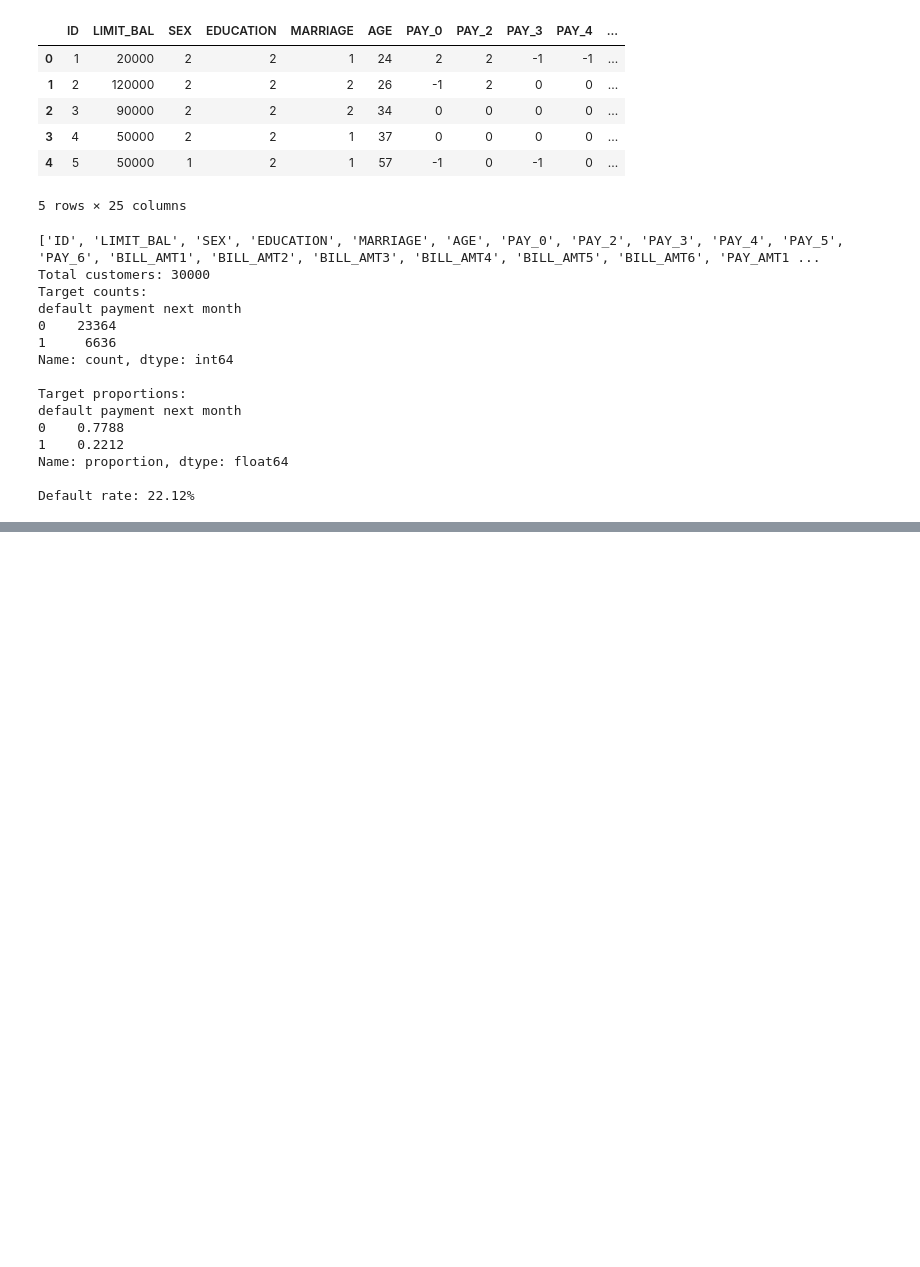
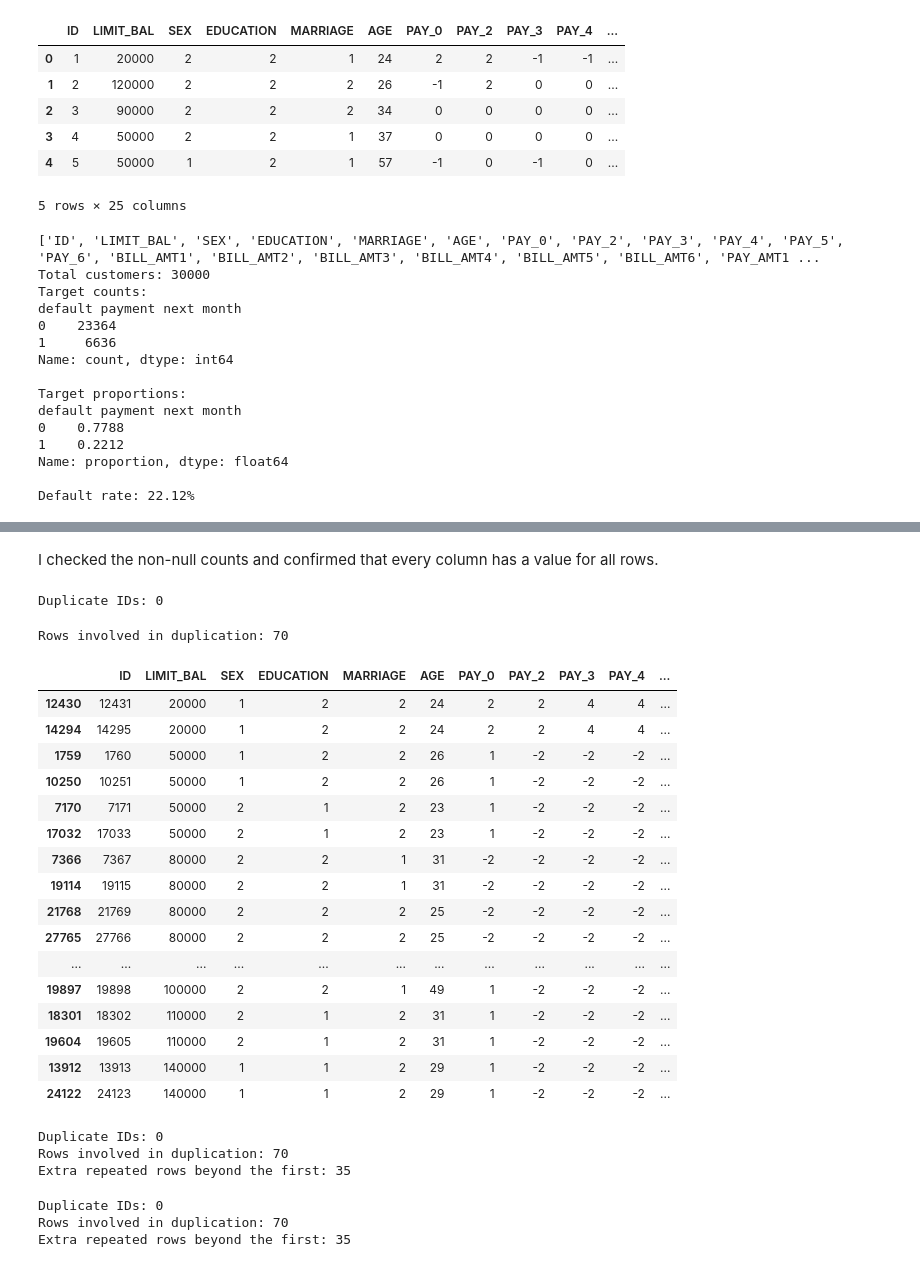
Before and after one commit to VaidehiKushwaha/credit-risk-scorecard-profit-optimization, a Jupyter notebook: notebooks/01_eda.ipynb, the cells around one changed output, grey strips where cells are left out. Saved outputs shown, nothing was run; the diff lists cells and outputs as text; code cells hidden in the pictures; blank space fills up the shorter version.

```diff
--- a/notebooks/01_eda.ipynb
+++ b/notebooks/01_eda.ipynb
@@ -143,0 +279,62 @@ Default rate: 22.12%
+# %% [markdown]
+I checked the non-null counts and confirmed that every column has a value for all rows.
+# %%
+## Duplicate ID check if same customer appearing twice
+print("Duplicate IDs:", df["ID"].duplicated().sum())
+# %% [output]
+Duplicate IDs: 0
+# %%
+## Exact duplicate rows (ignoring ID)
+feature_cols = [c for c in df.columns if c != "ID"]
+dups = df.duplicated(subset=feature_cols, keep=False)
+print("Rows involved in duplication:", dups.sum())
+df[dups].sort_values(feature_cols).head(20)
+# %% [output]
+Rows involved in duplication: 70
+|  | ID | LIMIT_BAL | SEX | EDUCATION | MARRIAGE | AGE | PAY_0 | PAY_2 | PAY_3 | PAY_4 | ... |
+| 12430 | 12431 | 20000 | 1 | 2 | 2 | 24 | 2 | 2 | 4 | 4 | ... |
+| 14294 | 14295 | 20000 | 1 | 2 | 2 | 24 | 2 | 2 | 4 | 4 | ... |
+| 1759 | 1760 | 50000 | 1 | 2 | 2 | 26 | 1 | -2 | -2 | -2 | ... |
+| 10250 | 10251 | 50000 | 1 | 2 | 2 | 26 | 1 | -2 | -2 | -2 | ... |
+| 7170 | 7171 | 50000 | 2 | 1 | 2 | 23 | 1 | -2 | -2 | -2 | ... |
+| 17032 | 17033 | 50000 | 2 | 1 | 2 | 23 | 1 | -2 | -2 | -2 | ... |
+| 7366 | 7367 | 80000 | 2 | 2 | 1 | 31 | -2 | -2 | -2 | -2 | ... |
+| 19114 | 19115 | 80000 | 2 | 2 | 1 | 31 | -2 | -2 | -2 | -2 | ... |
+| 21768 | 21769 | 80000 | 2 | 2 | 2 | 25 | -2 | -2 | -2 | -2 | ... |
+| 27765 | 27766 | 80000 | 2 | 2 | 2 | 25 | -2 | -2 | -2 | -2 | ... |
+| ... | ... | ... | ... | ... | ... | ... | ... | ... | ... | ... | ... |
+| 19897 | 19898 | 100000 | 2 | 2 | 1 | 49 | 1 | -2 | -2 | -2 | ... |
+| 18301 | 18302 | 110000 | 2 | 1 | 2 | 31 | 1 | -2 | -2 | -2 | ... |
+| 19604 | 19605 | 110000 | 2 | 1 | 2 | 31 | 1 | -2 | -2 | -2 | ... |
+| 13912 | 13913 | 140000 | 1 | 1 | 2 | 29 | 1 | -2 | -2 | -2 | ... |
+| 24122 | 24123 | 140000 | 1 | 1 | 2 | 29 | 1 | -2 | -2 | -2 | ... |
+# %%
+feature_cols = [c for c in df.columns if c != "ID"]
+
+dups = df.duplicated(subset=feature_cols, keep=False)
+
+print("Duplicate IDs:", df["ID"].duplicated().sum())
+print("Rows involved in duplication:", int(dups.sum()))
+print(
+    "Extra repeated rows beyond the first:",
+    int(df.duplicated(subset=feature_cols, keep="first").sum())
+)
+# %% [output]
+Duplicate IDs: 0
+Rows involved in duplication: 70
+Extra repeated rows beyond the first: 35
+# %%
+feature_cols = [c for c in df.columns if c != "ID"]
+
+dups = df.duplicated(subset=feature_cols, keep=False)
+
+print("Duplicate IDs:", df["ID"].duplicated().sum())
+print("Rows involved in duplication:", int(dups.sum()))
+print(
+    "Extra repeated rows beyond the first:",
+    int(df.duplicated(subset=feature_cols, keep="first").sum())
+)
+# %% [output]
+Duplicate IDs: 0
+Rows involved in duplication: 70
+Extra repeated rows beyond the first: 35
```
Also changed, not shown: parts of 80 cells of this notebook, 6 other files.
